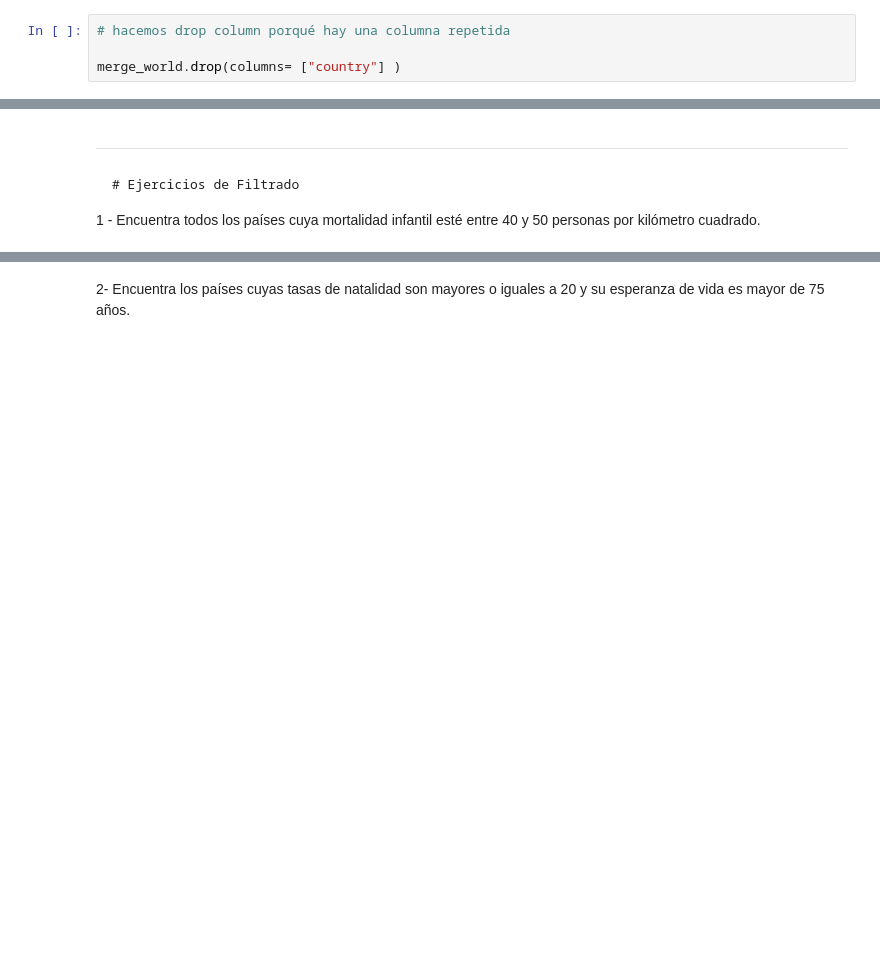
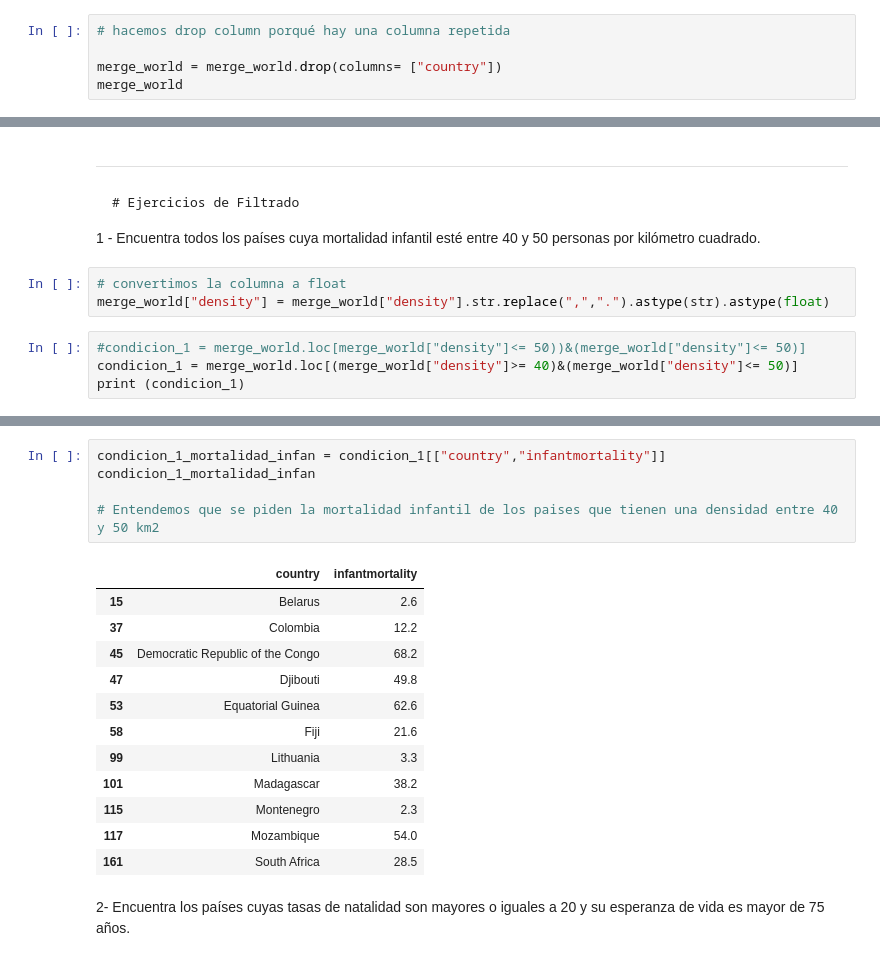
Before and after one commit to clarasdata/adalab-ej-pairprogramming-Andrea-Clara-pandas-numpy, a Jupyter notebook: 04-pair-union-intro-limpieza.ipynb, the cells around one changed output, grey strips where cells are left out. Saved outputs shown, nothing was run; the diff lists cells and outputs as text; blank space fills up the shorter version.

```diff
--- a/04-pair-union-intro-limpieza.ipynb
+++ b/04-pair-union-intro-limpieza.ipynb
@@ -65,7 +65,8 @@ merge_world
 # %%
 # hacemos drop column porqué hay una columna repetida
 
-merge_world.drop(columns= ["country"] )
+merge_world = merge_world.drop(columns= ["country"])
+merge_world
 # %% [output]
 |  | Country | Density\n(P/Km2) | Abbreviation | Agricultural Land( %) | Land Area(Km2) | Armed Forces size | ... |
 | 0 | Afghanistan | 60 | AF | 58.10% | 652,230 | 323,000 | ... |
@@ -181,3 +182,10 @@ ___
 # %% [markdown]
     # Ejercicios de Filtrado
 1 - Encuentra todos los países cuya mortalidad infantil esté entre 40 y 50 personas por kilómetro cuadrado.
+# %%
+# convertimos la columna a float
+merge_world["density"] = merge_world["density"].str.replace(",",".").astype(str).astype(float)
+# %%
+#condicion_1 = merge_world.loc[merge_world["density"]<= 50))&(merge_world["density"]<= 50)]
+condicion_1 = merge_world.loc[(merge_world["density"]>= 40)&(merge_world["density"]<= 50)]
+print (condicion_1)
@@ -184,3 +210,21 @@ ___
+# %%
+condicion_1_mortalidad_infan = condicion_1[["country","infantmortality"]]
+condicion_1_mortalidad_infan
+
+# Entendemos que se piden la mortalidad infantil de los paises que tienen una densidad entre 40 y 50 km2
+# %% [output]
+|  | country | infantmortality |
+| 15 | Belarus | 2.6 |
+| 37 | Colombia | 12.2 |
+| 45 | Democratic Republic of the Congo | 68.2 |
+| 47 | Djibouti | 49.8 |
+| 53 | Equatorial Guinea | 62.6 |
+| 58 | Fiji | 21.6 |
+| 99 | Lithuania | 3.3 |
+| 101 | Madagascar | 38.2 |
+| 115 | Montenegro | 2.3 |
+| 117 | Mozambique | 54.0 |
+| 161 | South Africa | 28.5 |
 # %% [markdown]
 2- Encuentra los países cuyas tasas de natalidad son mayores o iguales a 20 y su esperanza de vida es mayor de 75 años.
 # %% [markdown]
```
Also changed, not shown: parts of 5 cells of this notebook.
